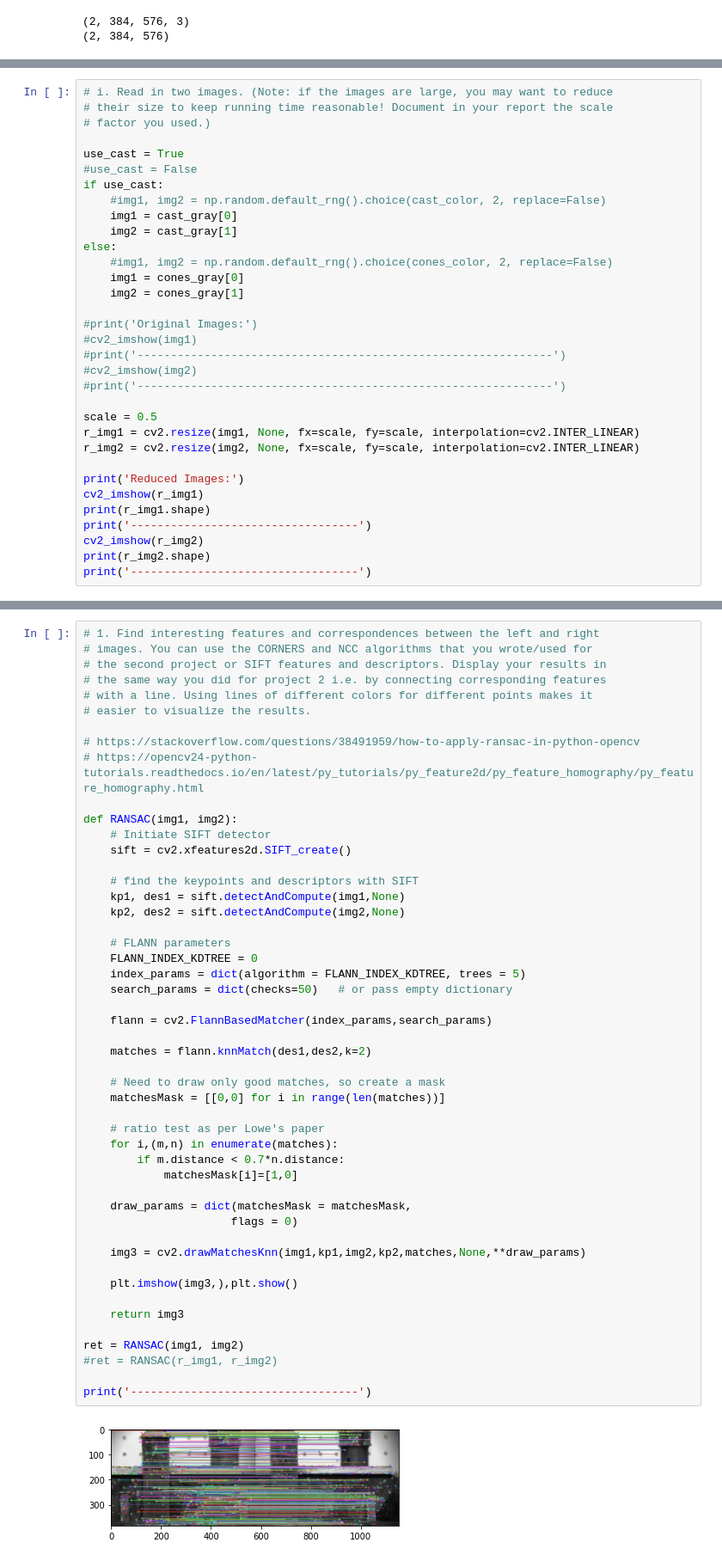
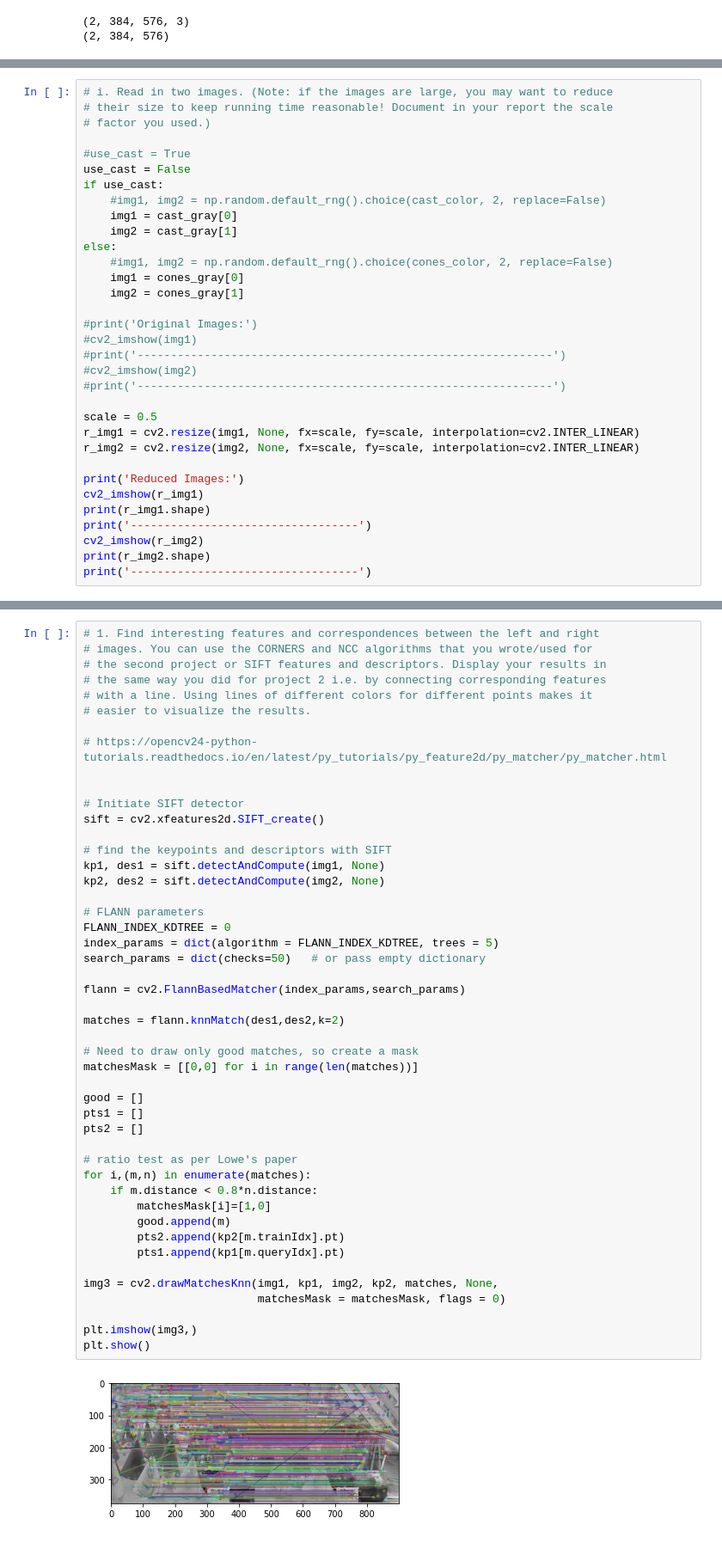
Before and after one commit to scheung97/EECE5639_ComputerVision, a Jupyter notebook: p3.ipynb, the cells around one changed output, grey strips where cells are left out. Shown at 86% size. Saved outputs shown, nothing was run; the diff lists cells and outputs as text.

```diff
--- a/p3.ipynb
+++ b/p3.ipynb
@@ -96,8 +99,8 @@ print(cones_gray.shape)
 # their size to keep running time reasonable! Document in your report the scale
 # factor you used.)
 
-use_cast = True
-#use_cast = False
+#use_cast = True
+use_cast = False
 if use_cast:
     #img1, img2 = np.random.default_rng().choice(cast_color, 2, replace=False)
     img1 = cast_gray[0]
@@ -135,51 +138,49 @@ Reduced Images:
 # %%
 # 1. Find interesting features and correspondences between the left and right
 # images. You can use the CORNERS and NCC algorithms that you wrote/used for
 # the second project or SIFT features and descriptors. Display your results in
 # the same way you did for project 2 i.e. by connecting corresponding features
 # with a line. Using lines of different colors for different points makes it
 # easier to visualize the results.
 
-# https://stackoverflow.com/questions/38491959/how-to-apply-ransac-in-python-opencv
-# https://opencv24-python-tutorials.readthedocs.io/en/latest/py_tutorials/py_feature2d/py_feature_homography/py_feature_homography.html
+# https://opencv24-python-tutorials.readthedocs.io/en/latest/py_tutorials/py_feature2d/py_matcher/py_matcher.html
 
-def RANSAC(img1, img2):
-    # Initiate SIFT detector
-    sift = cv2.xfeatures2d.SIFT_create()
 
-    # find the keypoints and descriptors with SIFT
-    kp1, des1 = sift.detectAndCompute(img1,None)
-    kp2, des2 = sift.detectAndCompute(img2,None)
+# Initiate SIFT detector
+sift = cv2.xfeatures2d.SIFT_create()
 
-    # FLANN parameters
-    FLANN_INDEX_KDTREE = 0
-    index_params = dict(algorithm = FLANN_INDEX_KDTREE, trees = 5)
-    search_params = dict(checks=50)   # or pass empty dictionary
+# find the keypoints and descriptors with SIFT
+kp1, des1 = sift.detectAndCompute(img1, None)
+kp2, des2 = sift.detectAndCompute(img2, None)
 
-    flann = cv2.FlannBasedMatcher(index_params,search_params)
+# FLANN parameters
+FLANN_INDEX_KDTREE = 0
+index_params = dict(algorithm = FLANN_INDEX_KDTREE, trees = 5)
+search_params = dict(checks=50)   # or pass empty dictionary
 
-    matches = flann.knnMatch(des1,des2,k=2)
+flann = cv2.FlannBasedMatcher(index_params,search_params)
 
-    # Need to draw only good matches, so create a mask
-    matchesMask = [[0,0] for i in range(len(matches))]
+matches = flann.knnMatch(des1,des2,k=2)
 
-    # ratio test as per Lowe's paper
-    for i,(m,n) in enumerate(matches):
-        if m.distance < 0.7*n.distance:
-            matchesMask[i]=[1,0]
+# Need to draw only good matches, so create a mask
+matchesMask = [[0,0] for i in range(len(matches))]
 
-    draw_params = dict(matchesMask = matchesMask,
-                      flags = 0)
+good = []
+pts1 = []
+pts2 = []
 
-    img3 = cv2.drawMatchesKnn(img1,kp1,img2,kp2,matches,None,**draw_params)
+# ratio test as per Lowe's paper
+for i,(m,n) in enumerate(matches):
+    if m.distance < 0.8*n.distance:
+        matchesMask[i]=[1,0]
+        good.append(m)
+        pts2.append(kp2[m.trainIdx].pt)
+        pts1.append(kp1[m.queryIdx].pt)
 
-    plt.imshow(img3,),plt.show()
+img3 = cv2.drawMatchesKnn(img1, kp1, img2, kp2, matches, None,
+                          matchesMask = matchesMask, flags = 0)
 
-    return img3
-
-ret = RANSAC(img1, img2)
-#ret = RANSAC(r_img1, r_img2)
-
-print('----------------------------------')
+plt.imshow(img3,)
+plt.show()
 # %% [output]
-[figure, old version]
+[figure, new version]
```
Also changed, not shown: parts of 5 cells of this notebook.
